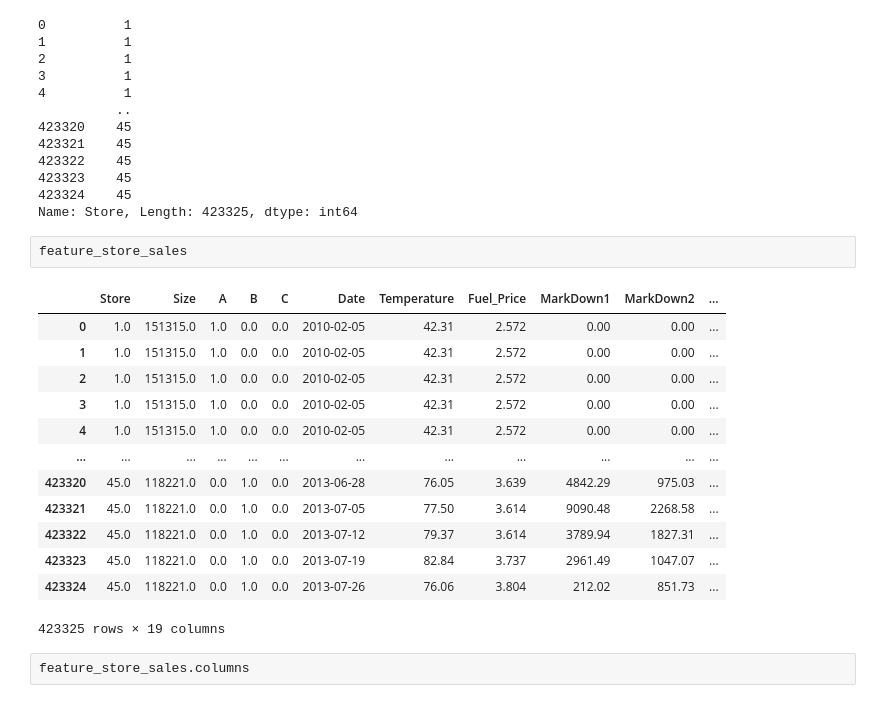
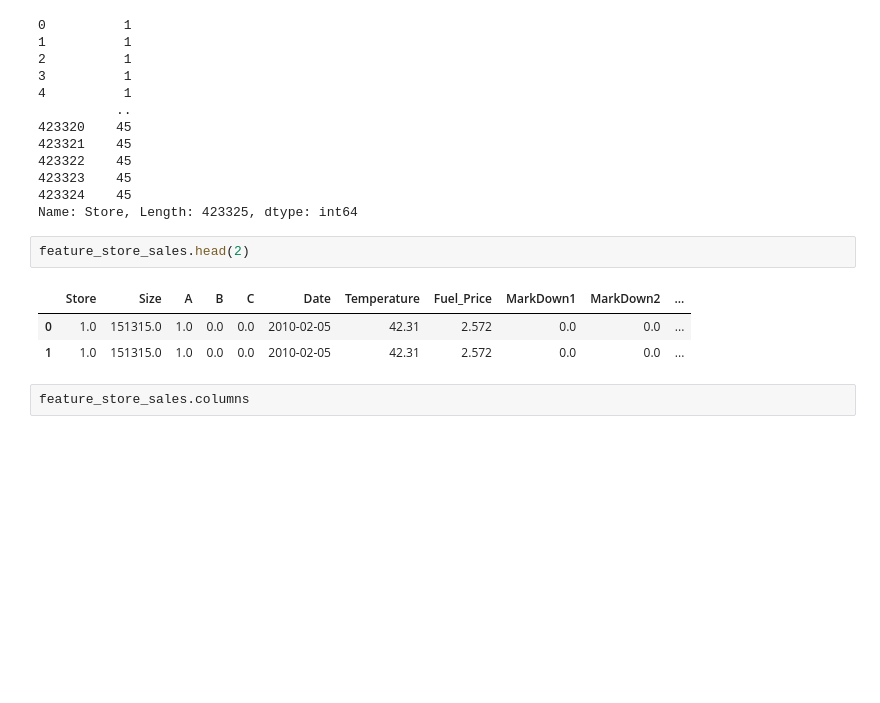
Before and after one commit to sushantkas/store_optimization, a Jupyter notebook: data_EDA.ipynb, the cells around one changed output. Saved outputs shown, nothing was run; the diff lists cells and outputs as text; blank space fills up the shorter version.

```diff
--- a/data_EDA.ipynb
+++ b/data_EDA.ipynb
@@ -757,21 +772,11 @@ feature_store_sales["Store"].astype(int)
 423324    45
 Name: Store, Length: 423325, dtype: int64
 # %%
-feature_store_sales
+feature_store_sales.head(2)
 # %% [output]
 |  | Store | Size | A | B | C | Date | Temperature | Fuel_Price | MarkDown1 | MarkDown2 | ... |
-| 0 | 1.0 | 151315.0 | 1.0 | 0.0 | 0.0 | 2010-02-05 | 42.31 | 2.572 | 0.00 | 0.00 | ... |
-| 1 | 1.0 | 151315.0 | 1.0 | 0.0 | 0.0 | 2010-02-05 | 42.31 | 2.572 | 0.00 | 0.00 | ... |
-| 2 | 1.0 | 151315.0 | 1.0 | 0.0 | 0.0 | 2010-02-05 | 42.31 | 2.572 | 0.00 | 0.00 | ... |
-| 3 | 1.0 | 151315.0 | 1.0 | 0.0 | 0.0 | 2010-02-05 | 42.31 | 2.572 | 0.00 | 0.00 | ... |
-| 4 | 1.0 | 151315.0 | 1.0 | 0.0 | 0.0 | 2010-02-05 | 42.31 | 2.572 | 0.00 | 0.00 | ... |
-| ... | ... | ... | ... | ... | ... | ... | ... | ... | ... | ... | ... |
-| 423320 | 45.0 | 118221.0 | 0.0 | 1.0 | 0.0 | 2013-06-28 | 76.05 | 3.639 | 4842.29 | 975.03 | ... |
-| 423321 | 45.0 | 118221.0 | 0.0 | 1.0 | 0.0 | 2013-07-05 | 77.50 | 3.614 | 9090.48 | 2268.58 | ... |
-| 423322 | 45.0 | 118221.0 | 0.0 | 1.0 | 0.0 | 2013-07-12 | 79.37 | 3.614 | 3789.94 | 1827.31 | ... |
-| 423323 | 45.0 | 118221.0 | 0.0 | 1.0 | 0.0 | 2013-07-19 | 82.84 | 3.737 | 2961.49 | 1047.07 | ... |
-| 423324 | 45.0 | 118221.0 | 0.0 | 1.0 | 0.0 | 2013-07-26 | 76.06 | 3.804 | 212.02 | 851.73 | ... |
+| 0 | 1.0 | 151315.0 | 1.0 | 0.0 | 0.0 | 2010-02-05 | 42.31 | 2.572 | 0.0 | 0.0 | ... |
+| 1 | 1.0 | 151315.0 | 1.0 | 0.0 | 0.0 | 2010-02-05 | 42.31 | 2.572 | 0.0 | 0.0 | ... |
-423325 rows × 19 columns
 # %%
 feature_store_sales.columns
 # %% [output]
```
Also changed, not shown: parts of 12 cells of this notebook, 1 other file.
